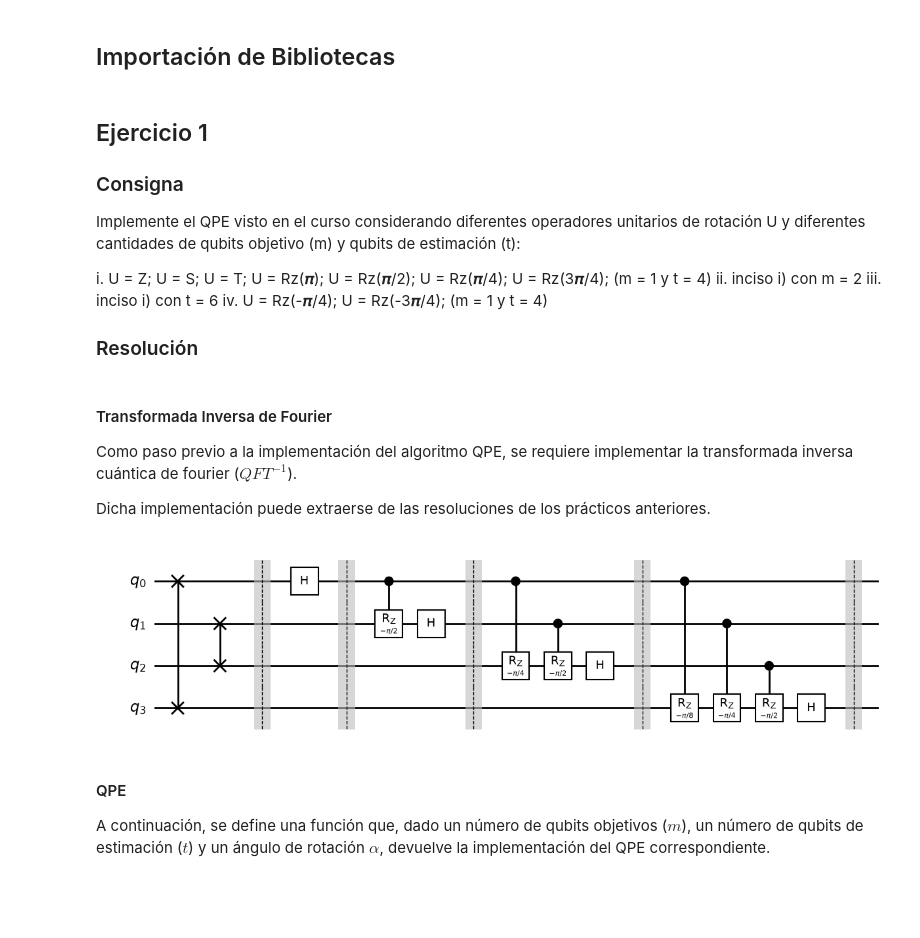
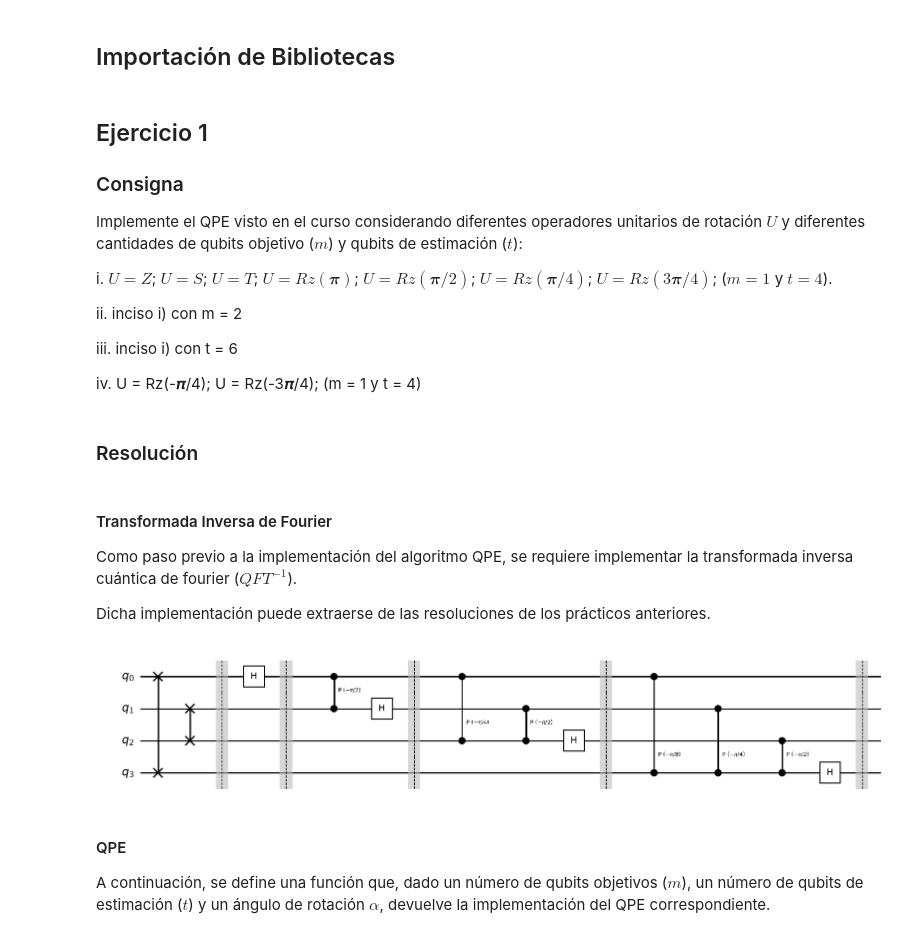
Before and after one commit to iroumec/qomputing-coursework, a Jupyter notebook: practicos/algoritmos-avanzados/tp1.ipynb, the cells around one changed output. Drawn from its saved outputs; the diff is of its cells as text; code cells hidden in the pictures; blank space fills up the shorter version.

Commit message:
Añadí teoría de Groover y finalicé la resolución del TP1

```diff
--- a/practicos/algoritmos-avanzados/tp1.ipynb
+++ b/practicos/algoritmos-avanzados/tp1.ipynb
@@ -18,14 +23,17 @@ import matplotlib.pyplot as plt
 
 ### Consigna
 
-Implemente el QPE visto en el curso considerando diferentes operadores unitarios de rotación U y diferentes cantidades de qubits objetivo (m) y qubits de estimación (t):
+Implemente el QPE visto en el curso considerando diferentes operadores unitarios de rotación $U$ y diferentes cantidades de qubits objetivo ($m$) y qubits de estimación ($t$):
 
-i. U = Z; U = S; U = T; U = Rz(𝝅); U = Rz(𝝅/2); U = Rz(𝝅/4); U = Rz(3𝝅/4); (m = 1 y t = 4)
+i. $U = Z$; $U = S$; $U = T$; $U = Rz(𝝅)$; $U = Rz(𝝅/2)$; $U = Rz(𝝅/4)$; $U = Rz(3𝝅/4)$; ($m = 1$ y $t = 4$).
+
 ii. inciso i) con m = 2
+
 iii. inciso i) con t = 6
+
 iv. U = Rz(-𝝅/4); U = Rz(-3𝝅/4); (m = 1 y t = 4)
-
-### Resolución
+# %% [markdown]
+### Resolución
 # %% [markdown]
 #### Transformada Inversa de Fourier
 
@@ -42,35 +50,35 @@ def iqtf(number_of_qubits):
     # Swap entre el qubit 0 y el n - 1.
     # Swap entre el qubit 1 y el n - 2.
     # Y así hasta llegar al centro.
 
     # Los swaps pueden ahorrarse si se invierte el orden de los qubits resultados.
     for i in range(int(number_of_qubits/2)):
         quantum_circuit.swap(i, accesible_qubits - i)
 
     quantum_circuit.barrier()
 
     # Por cada qubit, se aplica una rotación extra.
     # Al primer qubit, solo se le aplica Hadamard.
     # Al segundo, una rotación de pi/2 y Hadamard.
     # Al tercero, una rotación de pi/4, una rotación de pi/2 y Hadamard.
     for i in range(number_of_qubits):
 
         for j in range(i, 0, -1):
             # crz(angulo, control, objetivo)
-            quantum_circuit.crz(-pi/(2 ** j), i - j, i)
+            quantum_circuit.cp(-pi/(2 ** j), i - j, i)
 
         # Se aplica un Hadamard luego de las rotaciones.
         quantum_circuit.h(i)
 
         # Se aplica una barrera para evitar el autoordenamiento de Qiskit.
         quantum_circuit.barrier()
 
     return quantum_circuit
 
 qc = iqtf(4)
 qc.draw(output='mpl', style='bw')
 # %% [output]
-[figure, old version]
+[figure, new version]
 # %% [markdown]
 #### QPE
 
```
Also changed, not shown: parts of 15 cells of this notebook, 5 other files.
